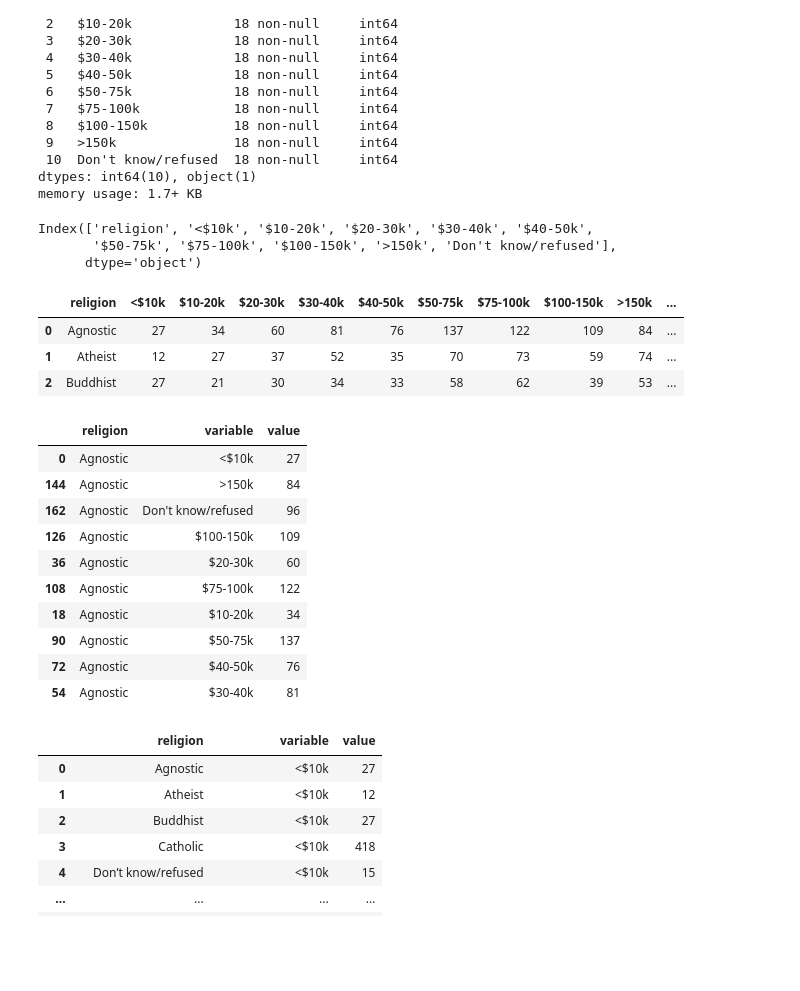
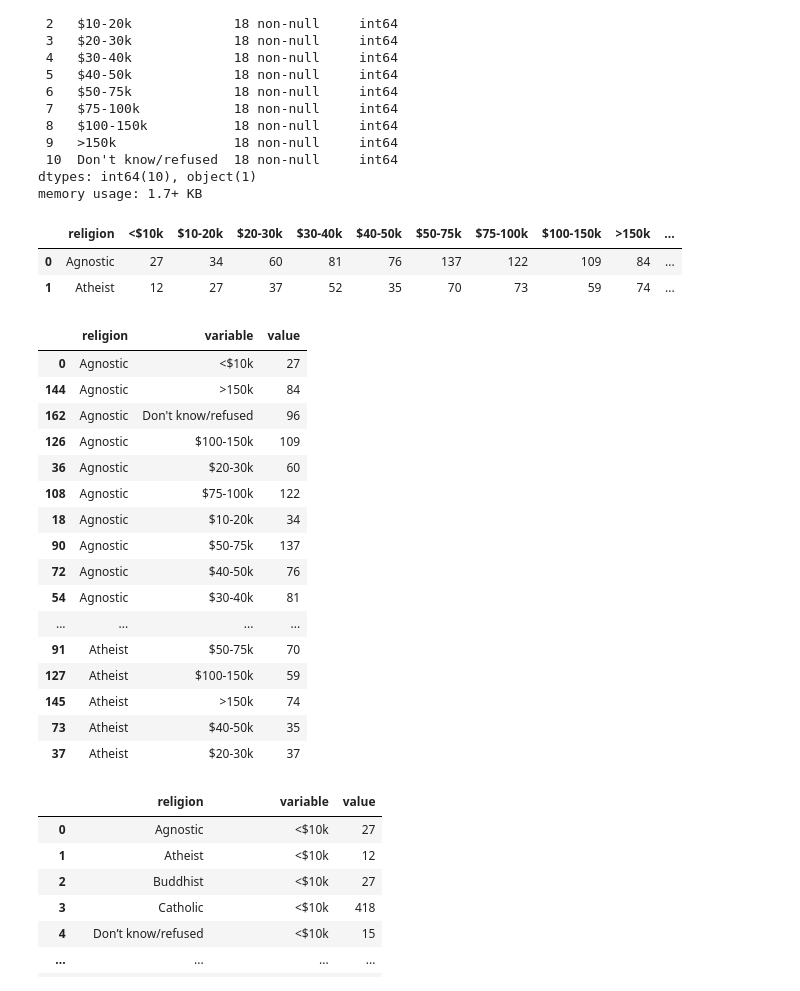
Before and after one commit to minetheself-lab/hipython, a Jupyter notebook: 42.데이터전처리.ipynb, the cells around one changed output. Drawn from its saved outputs; the diff is of its cells as text; code cells hidden in the pictures; blank space fills up the shorter version.

```diff
--- a/42.데이터전처리.ipynb
+++ b/42.데이터전처리.ipynb
@@ -34,31 +45,30 @@ Data columns (total 11 columns):
  10  Don't know/refused  18 non-null     int64
 dtypes: int64(10), object(1)
 memory usage: 1.7+ KB
-# %%
-df.columns
-# %% [output]
-Index(['religion', '<$10k', '$10-20k', '$20-30k', '$30-40k', '$40-50k',
-       '$50-75k', '$75-100k', '$100-150k', '>150k', 'Don't know/refused'],
-      dtype='object')
 # %%
-df.head(3)
+df.head(2)
 # %% [output]
 |  | religion | <$10k | $10-20k | $20-30k | $30-40k | $40-50k | $50-75k | $75-100k | $100-150k | >150k | ... |
 | 0 | Agnostic | 27 | 34 | 60 | 81 | 76 | 137 | 122 | 109 | 84 | ... |
 | 1 | Atheist | 12 | 27 | 37 | 52 | 35 | 70 | 73 | 59 | 74 | ... |
-| 2 | Buddhist | 27 | 21 | 30 | 34 | 33 | 58 | 62 | 39 | 53 | ... |
 # %%
-df.melt(id_vars='religion').sort_values('religion').head(10) #메소드체인
+df.melt(id_vars='religion').sort_values('religion').head(18) #메소드체인
 # %% [output]
 |  | religion | variable | value |
 | 0 | Agnostic | <$10k | 27 |
 | 144 | Agnostic | >150k | 84 |
 | 162 | Agnostic | Don't know/refused | 96 |
 | 126 | Agnostic | $100-150k | 109 |
 | 36 | Agnostic | $20-30k | 60 |
 | 108 | Agnostic | $75-100k | 122 |
 | 18 | Agnostic | $10-20k | 34 |
 | 90 | Agnostic | $50-75k | 137 |
 | 72 | Agnostic | $40-50k | 76 |
 | 54 | Agnostic | $30-40k | 81 |
+| ... | ... | ... | ... |
+| 91 | Atheist | $50-75k | 70 |
+| 127 | Atheist | $100-150k | 59 |
+| 145 | Atheist | >150k | 74 |
+| 73 | Atheist | $40-50k | 35 |
+| 37 | Atheist | $20-30k | 37 |
 # %%
```
Also changed, not shown: parts of 181 cells of this notebook, 15 other files.
